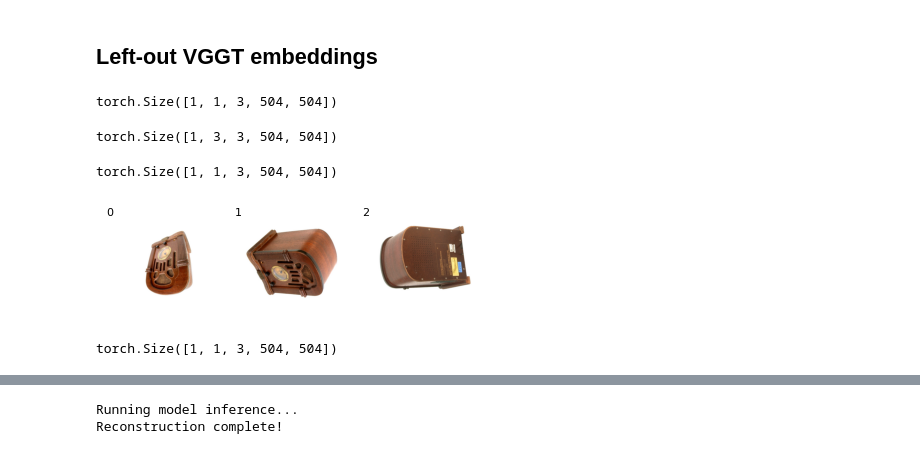
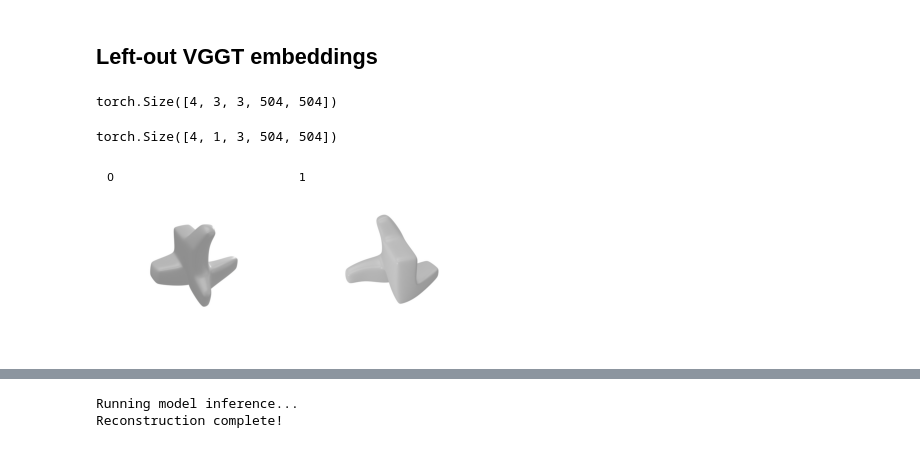
Before and after one commit to jjordanoc/3d-perceptual-eval, a Jupyter notebook: pi3_eval.ipynb, the cells around one changed output, grey strips where cells are left out. Cells and saved outputs as stored; diff of their text form; code cells hidden in the pictures.

```diff
--- a/pi3_eval.ipynb
+++ b/pi3_eval.ipynb
@@ -433,35 +446,35 @@ for t in imgs:
     K = t.shape[0]
 
     # Get all combinations of K-1 images (leaving 1 out each time)
+    # Form batches of shape (K, K-1, C, H, W), such that each batch has one image left out
+    # Left out batches should be (K, 1, C, H, W)
+    batch_tensor = torch.zeros(K, K-1, t.shape[1], t.shape[2], t.shape[3]).to(t.device)
+    left_out_tensor = torch.zeros(K, 1, t.shape[1], t.shape[2], t.shape[3]).to(t.device)
     for leave_out in range(K):
         combo = [i for i in range(K) if i != leave_out]
         batch = t[combo].unsqueeze(0)
-        left_out_batches.append(batch)
-        single_left_out_batches.append(t[leave_out].unsqueeze(0)[None])
+        batch_tensor[leave_out] = batch
+        left_out_tensor[leave_out] = t[leave_out].unsqueeze(0)
+    left_out_batches.append(batch_tensor)
+    single_left_out_batches.append(left_out_tensor)
-# %% [output]
-torch.Size([1, 1, 3, 504, 504])
 # %%
 left_out_batches[0].shape
 # %% [output]
-torch.Size([1, 3, 3, 504, 504])
+torch.Size([4, 3, 3, 504, 504])
 # %%
 single_left_out_batches[0].shape
 # %% [output]
-torch.Size([1, 1, 3, 504, 504])
+torch.Size([4, 1, 3, 504, 504])
 # %%
 # plot all left out images for a batch
-fig, axes = plt.subplots(1, 3, figsize=(4, 12))
+fig, axes = plt.subplots(1, 2, figsize=(4, 12))
 # Plot each image with a unique index on the bottom-right corner
-for ax, img, idx in zip(axes.flat, left_out_batches[3][0], range(9)):
+for ax, img, idx in zip(axes.flat, left_out_batches[1][2], range(len(left_out_batches[1][2]))):
     ax.imshow(img.permute(1, 2, 0).cpu().numpy())
     ax.axis('off')
     ax.text(1, -0.5, f'{idx}', fontsize=8, ha='right', va='top')
 
 plt.tight_layout()
 plt.show()
 # %% [output]
-[figure, old version]
+[figure, new version]
-# %%
-single_left_out_batches[1].shape
-# %% [output]
-torch.Size([1, 1, 3, 504, 504])
```
Also changed, not shown: parts of 12 cells of this notebook.
